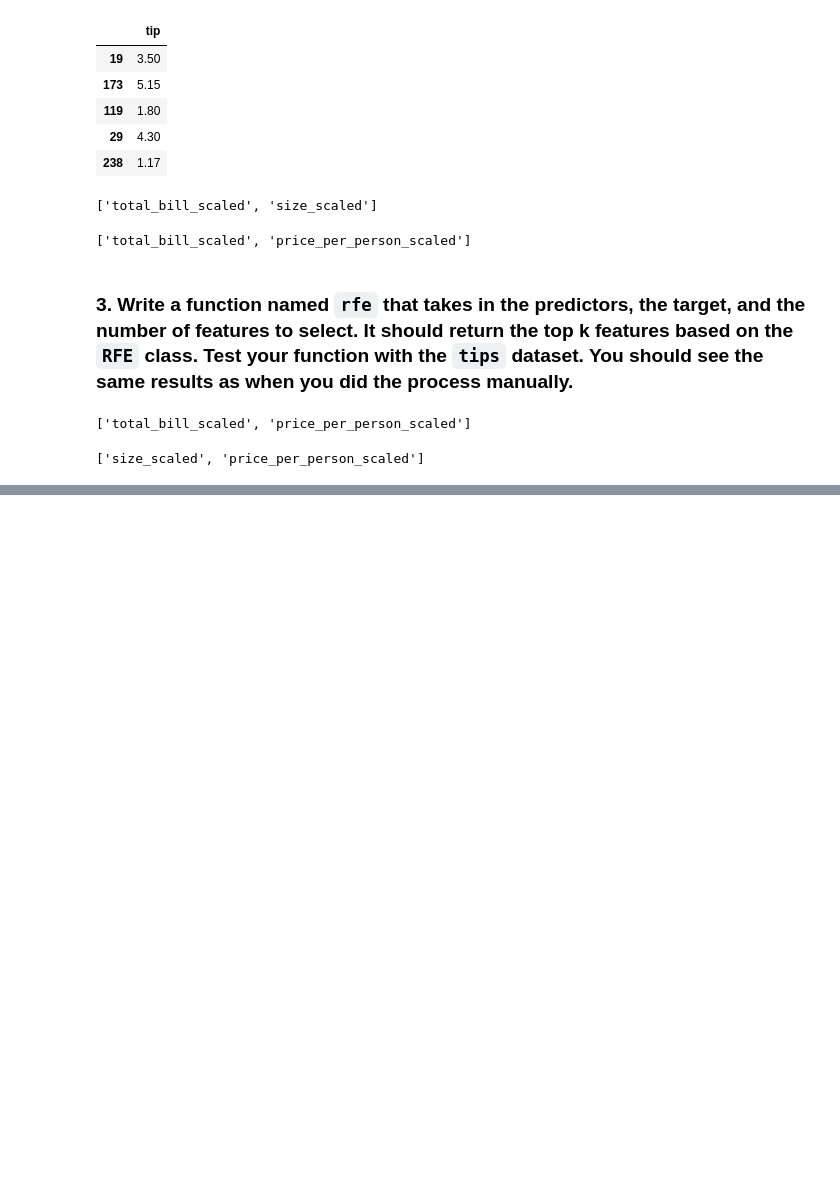
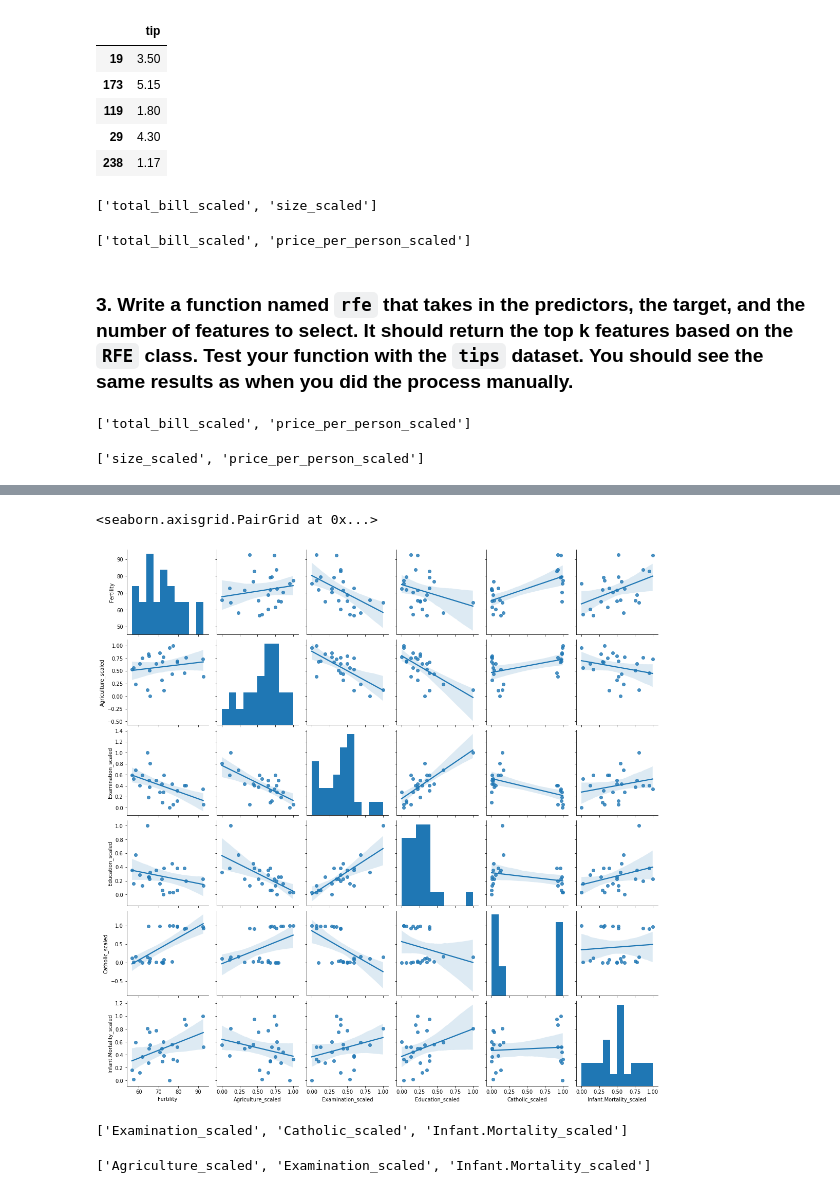
Before and after one commit to Yongliang-Shi/regression-exercises, a Jupyter notebook: feature_engineering.ipynb, the cells around one changed output, grey strips where cells are left out. Cells and saved outputs as stored; diff of their text form; code cells hidden in the pictures; blank space fills up the shorter version.

```diff
--- a/feature_engineering.ipynb
+++ b/feature_engineering.ipynb
@@ -550,0 +657,19 @@ rfe(X_train_tip_percentage_numeric, y_train_tip_percentage_numeric, 2)
+# %%
+# Pairplot of features against target var
+
+explore.plot_variable_pairs(df)
+# %% [output]
+<seaborn.axisgrid.PairGrid at 0x...>
+[figure, added]
+# %%
+# Find top 3 features using kbest
+
+explore.select_kbest(X_train_scaled, y_train_scaled, 3)
+# %% [output]
+['Examination_scaled', 'Catholic_scaled', 'Infant.Mortality_scaled']
+# %%
+# Find top 3 features using fre
+
+explore.rfe(X_train_scaled, y_train_scaled, 3)
+# %% [output]
+['Agriculture_scaled', 'Examination_scaled', 'Infant.Mortality_scaled']
```
Also changed, not shown: parts of 14 cells of this notebook.
